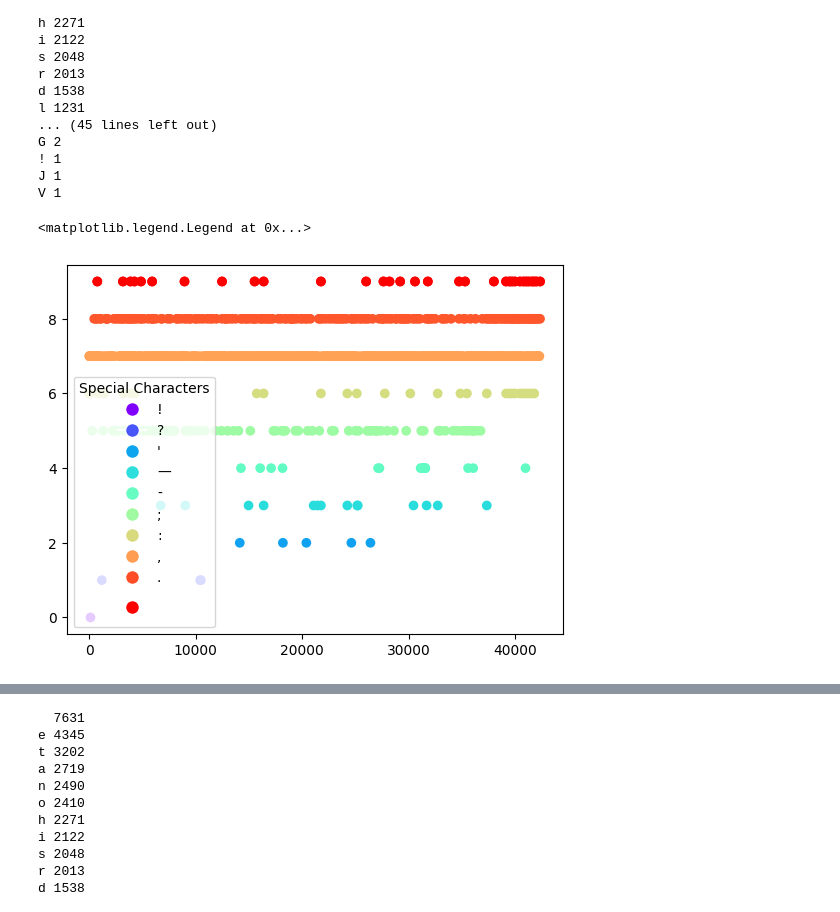
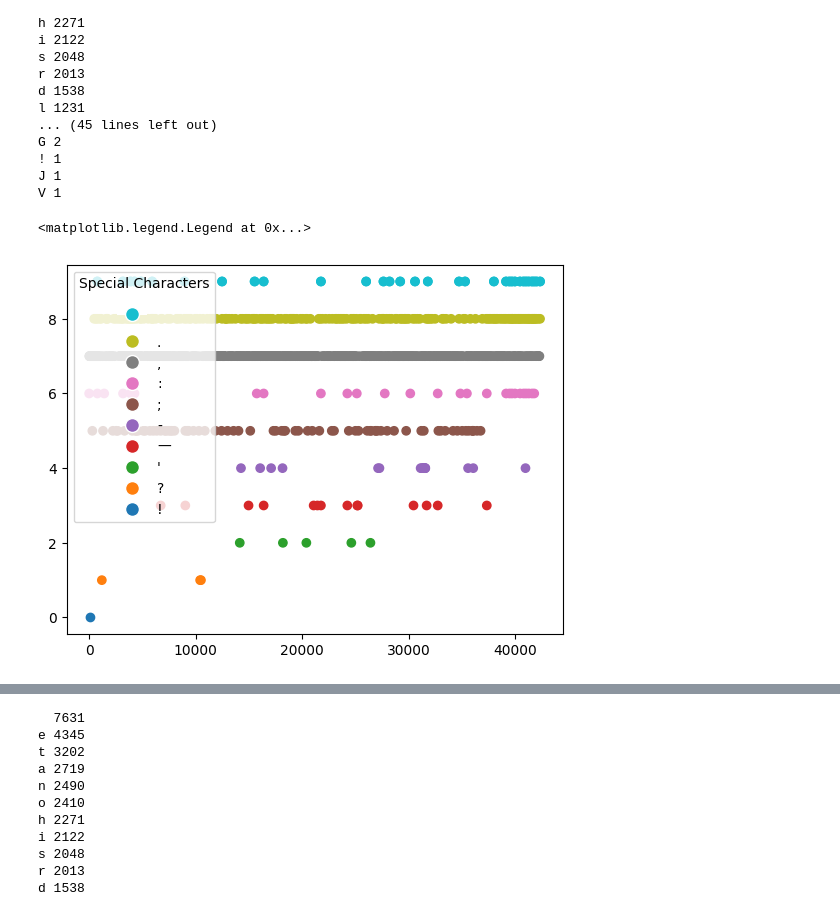
Before and after one commit to Bela4321/matrixmethods_dataanalysis, a Jupyter notebook: Kriterias/preprocesing.ipynb, the cells around one changed output, grey strips where cells are left out. Cells and saved outputs as stored; diff of their text form; code cells hidden in the pictures.

```diff
--- a/Kriterias/preprocesing.ipynb
+++ b/Kriterias/preprocesing.ipynb
@@ -45,30 +45,30 @@ V 1
 # %%
 # plot, where special characters appear in the text
 special_characters = ["!", "?", "'", "—", "-", ";", ":",",",".", "\n"]
 appearances = []
 character_index=0
 for line in lines:
     for c in line:
         if c in special_characters:
             # if c is a special character, add to the appearances list the index of the character in the text
             #      and the index of the special character in the special_characters list
             appearances.append([character_index,special_characters.index(c)])
         character_index+=1
 
 # scatterplot
 appearances = np.array(appearances)
-plt.scatter(appearances[:,0], appearances[:,1], c=appearances[:,1], cmap='rainbow')
+plt.scatter(appearances[:,0], appearances[:,1], c=appearances[:,1], cmap='tab10')
 
 
 
 # Create a legend for the y-axis levels
-cmap = plt.get_cmap('rainbow')
-handles = [plt.Line2D([0], [0], marker='o', color='w', markerfacecolor=cmap(special_char_index/len(special_characters)*9/8), markersize=10, label=special_char_index)
+cmap = plt.get_cmap('tab10')
+handles = [plt.Line2D([0], [0], marker='o', color='w', markerfacecolor=cmap(special_char_index/len(special_characters)*89/80), markersize=10, label=special_char_index)
            for special_char_index, special_char in enumerate(special_characters)]
-plt.legend(handles, special_characters, title="Special Characters")
+plt.legend(handles[::-1], special_characters[::-1], title="Special Characters", loc='upper left')
 # %% [output]
 <matplotlib.legend.Legend at 0x...>
-[figure, old version]
+[figure, new version]
 # %%
 # find last appearance of ;
 last_appearance = appearances[appearances[:,1]==5][-1][0]
```
Also changed, not shown: parts of 20 cells of this notebook, 1 other file.
